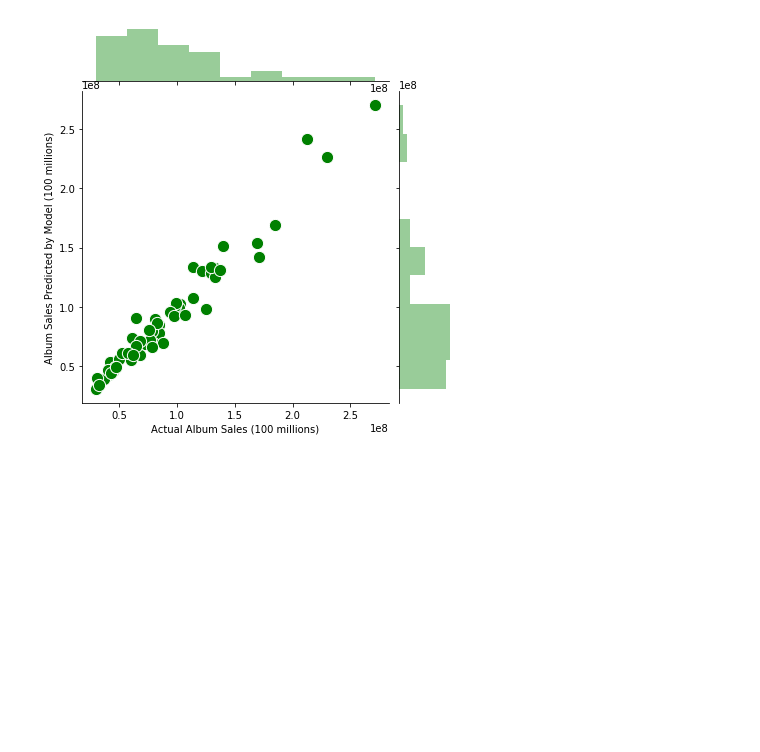
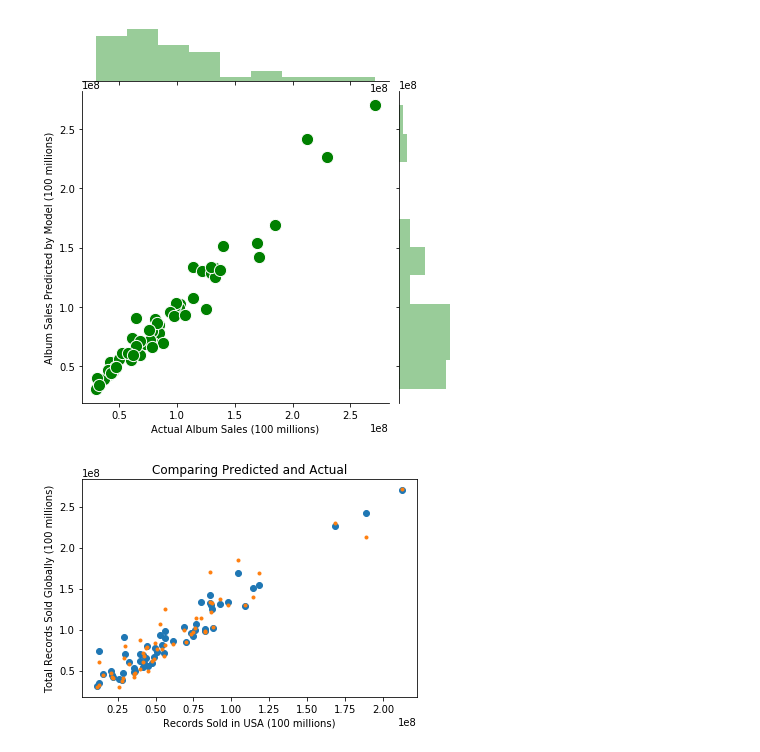
Before and after one commit to kpuryear/Puryear_Metis, a Jupyter notebook: Project2/Luther_Compiled.ipynb, the cells around one changed output. Drawn from its saved outputs; the diff is of its cells as text; code cells hidden in the pictures; blank space fills up the shorter version.

```diff
--- a/Project2/Luther_Compiled.ipynb
+++ b/Project2/Luther_Compiled.ipynb
@@ -442,3 +442,13 @@ g = g.set_axis_labels(xlabel="Actual Album Sales (100 millions)",ylabel="Album S
 #g = g.plot(sns.regplot, sns.distplot)
 # %% [output]
 [figure]
+# %%
+y_test_predicted = (fit2.predict(X_test))
+
+plt.plot(X2["US"], fit2.predict(X2), 'o')
+plt.plot(X2["US"], y2, ".")
+plt.title('Comparing Predicted and Actual')
+plt.xlabel('Records Sold in USA (100 millions)')
+plt.ylabel('Total Records Sold Globally (100 millions)');
+# %% [output]
+[figure, added]
```
Also changed, not shown: parts of 6 cells of this notebook, 5 other files.
